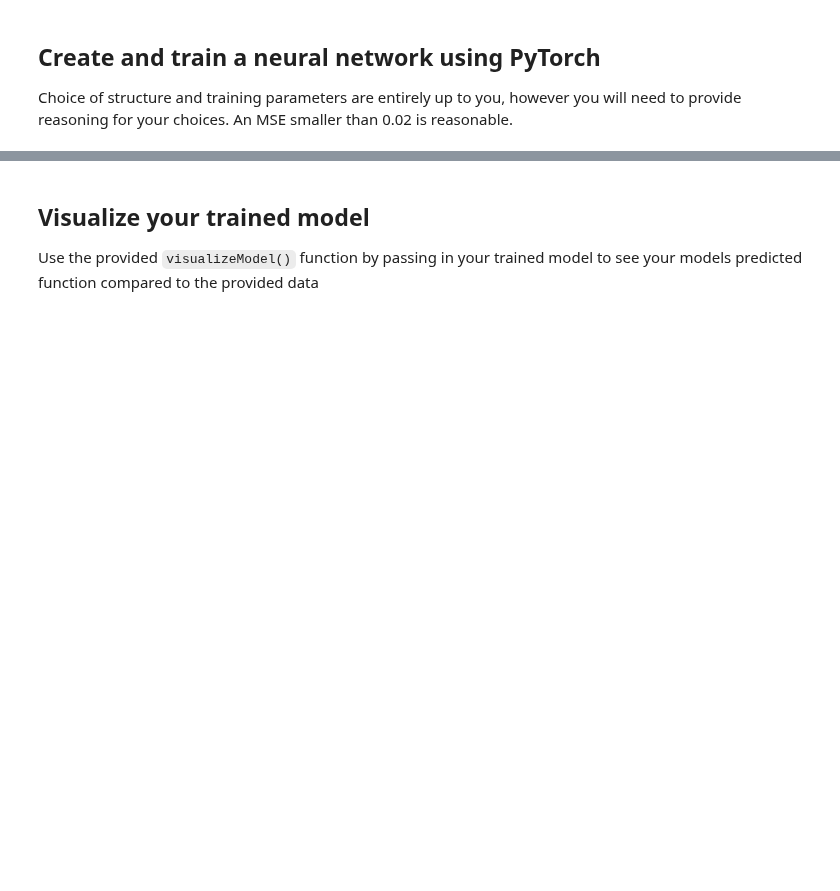
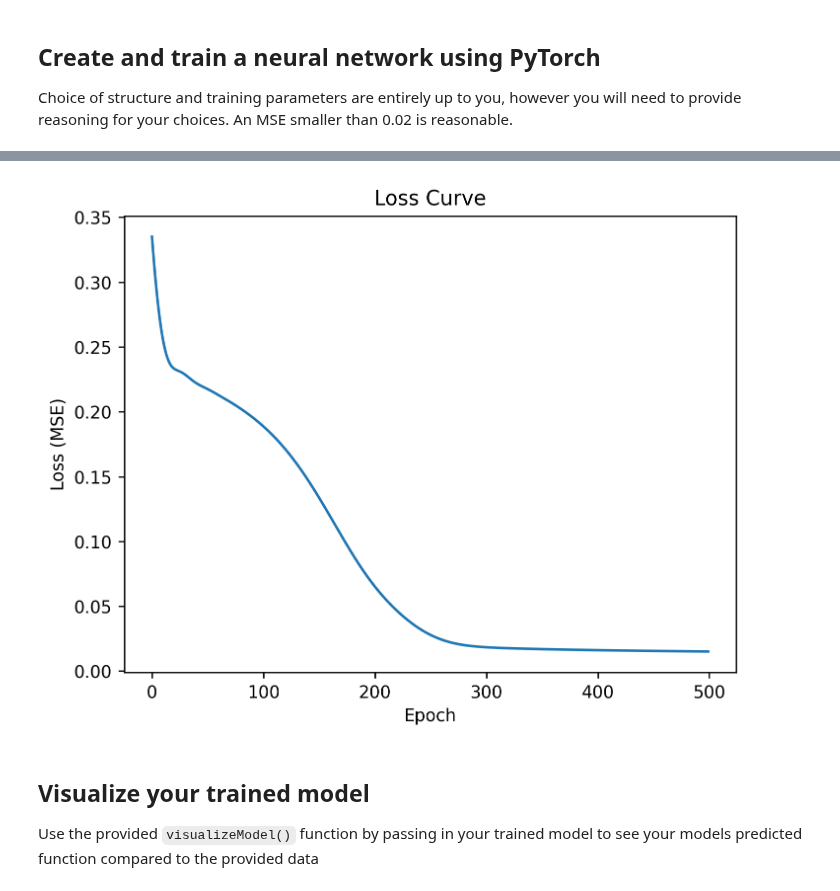
Before and after one commit to zsqu4re/ML-for-engineers, a Jupyter notebook: HW7/M7-HW1.ipynb, the cells around one changed output, grey strips where cells are left out. Cells and saved outputs as stored; diff of their text form; code cells hidden in the pictures; blank space fills up the shorter version.

```diff
--- a/HW7/M7-HW1.ipynb
+++ b/HW7/M7-HW1.ipynb
@@ -67,0 +97,34 @@ Choice of structure and training parameters are entirely up to you, however you
+# %%
+x = torch.Tensor(x)
+y = torch.Tensor(y)
+
+model = Net_2_layer(N_hidden = 20, activation = F.tanh)
+loss_curve = []
+
+lr = 0.003
+epochs = 500
+loss_fcn = F.mse_loss
+
+opt = optim.Adam(params = model.parameters(), lr=lr)
+
+
+for epoch in range(epochs):
+    out = model(x)
+    loss = loss_fcn(out,y.view(-1, 1))
+
+    loss_curve.append(loss.item())
+
+    if epoch % int(epochs / 25) == 0:
+        print(f"Epoch {epoch} of {epochs}... \tAverage loss: {loss.item()}")
+
+    opt.zero_grad()
+    loss.backward()
+    opt.step()
+
+plt.figure(dpi=250)
+plt.plot(loss_curve)
+plt.xlabel('Epoch')
+plt.ylabel('Loss (MSE)')
+plt.title('Loss Curve')
+plt.show()
+# %% [output]
@@ -68,3 +148,4 @@ Choice of structure and training parameters are entirely up to you, however you
+[figure, added]
 # %% [markdown]
 ## Visualize your trained model
 Use the provided `visualizeModel()` function by passing in your trained model to see your models predicted function compared to the provided data
```
Also changed, not shown: parts of 9 cells of this notebook, 3 other files.
